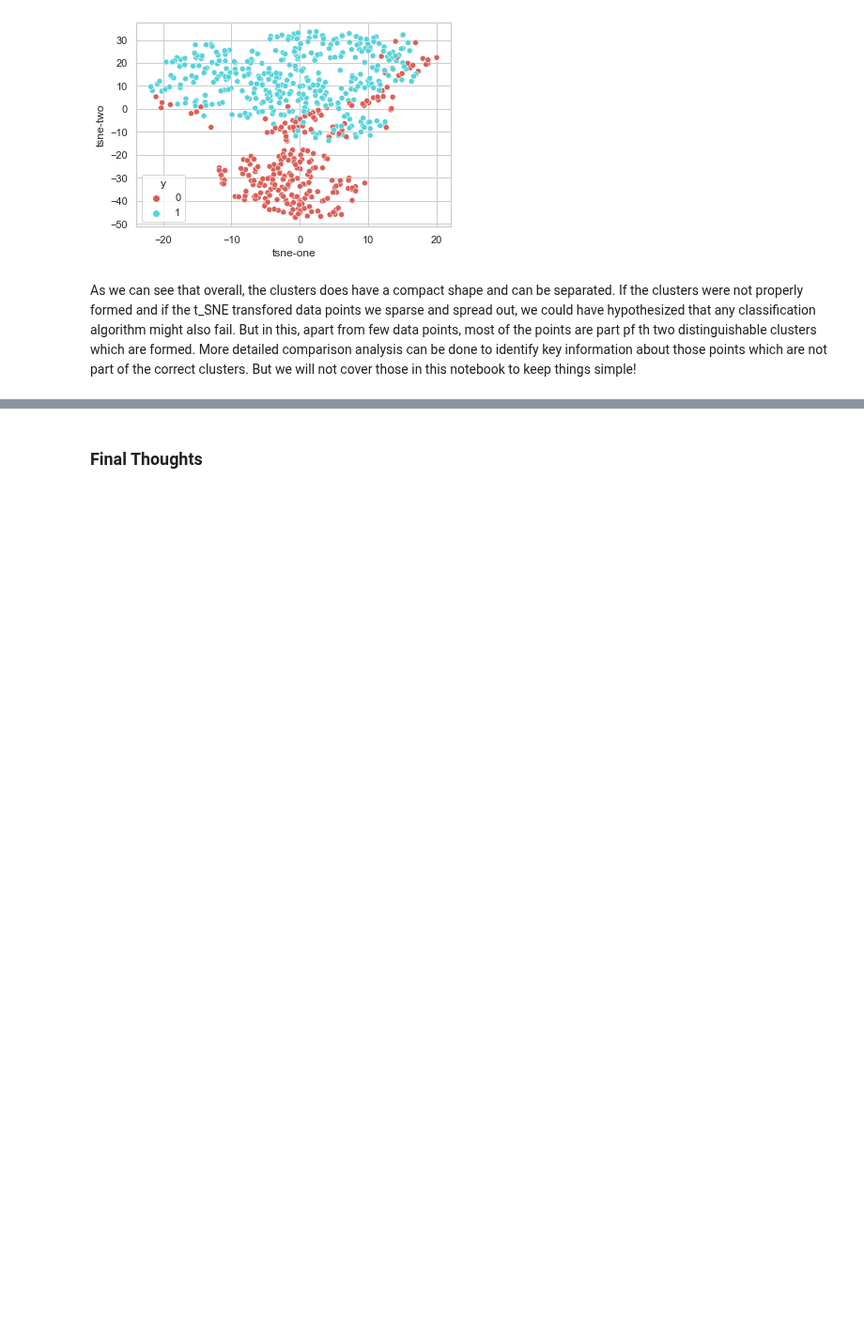
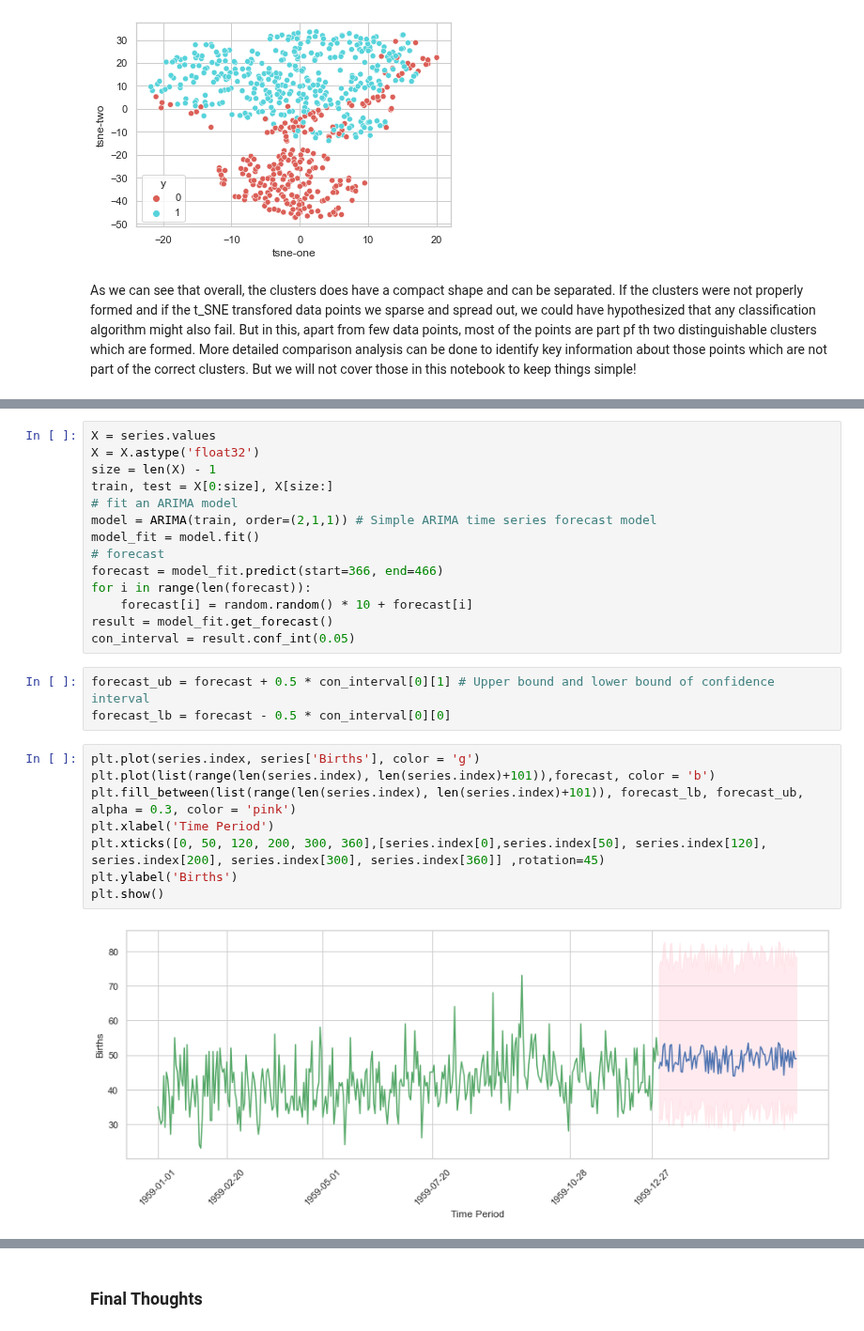
Before and after one commit to PacktPublishing/Applied-Machine-Learning-Explainability-Techniques, a Jupyter notebook: Chapter02/Comparison Analysis.ipynb, the cells around one changed output, grey strips where cells are left out. Shown at 94% size. Cells and saved outputs as stored; diff of their text form; blank space fills up the shorter version.

```diff
--- a/Chapter02/Comparison Analysis.ipynb
+++ b/Chapter02/Comparison Analysis.ipynb
@@ -153,0 +179,27 @@ As we can see that overall, the clusters does have a compact shape and can be se
+# %%
+X = series.values
+X = X.astype('float32')
+size = len(X) - 1
+train, test = X[0:size], X[size:]
+# fit an ARIMA model
+model = ARIMA(train, order=(2,1,1)) # Simple ARIMA time series forecast model
+model_fit = model.fit()
+# forecast
+forecast = model_fit.predict(start=366, end=466)
+for i in range(len(forecast)):
+    forecast[i] = random.random() * 10 + forecast[i]
+result = model_fit.get_forecast()
+con_interval = result.conf_int(0.05)
+# %%
+forecast_ub = forecast + 0.5 * con_interval[0][1] # Upper bound and lower bound of confidence interval
+forecast_lb = forecast - 0.5 * con_interval[0][0]
+# %%
+plt.plot(series.index, series['Births'], color = 'g')
+plt.plot(list(range(len(series.index), len(series.index)+101)),forecast, color = 'b')
+plt.fill_between(list(range(len(series.index), len(series.index)+101)), forecast_lb, forecast_ub, alpha = 0.3, color = 'pink')
+plt.xlabel('Time Period')
+plt.xticks([0, 50, 120, 200, 300, 360],[series.index[0],series.index[50], series.index[120], series.index[200], series.index[300], series.index[360]] ,rotation=45)
+plt.ylabel('Births')
+plt.show()
+# %% [output]
+[figure, added]
```
Also changed, not shown: parts of 11 cells of this notebook.
